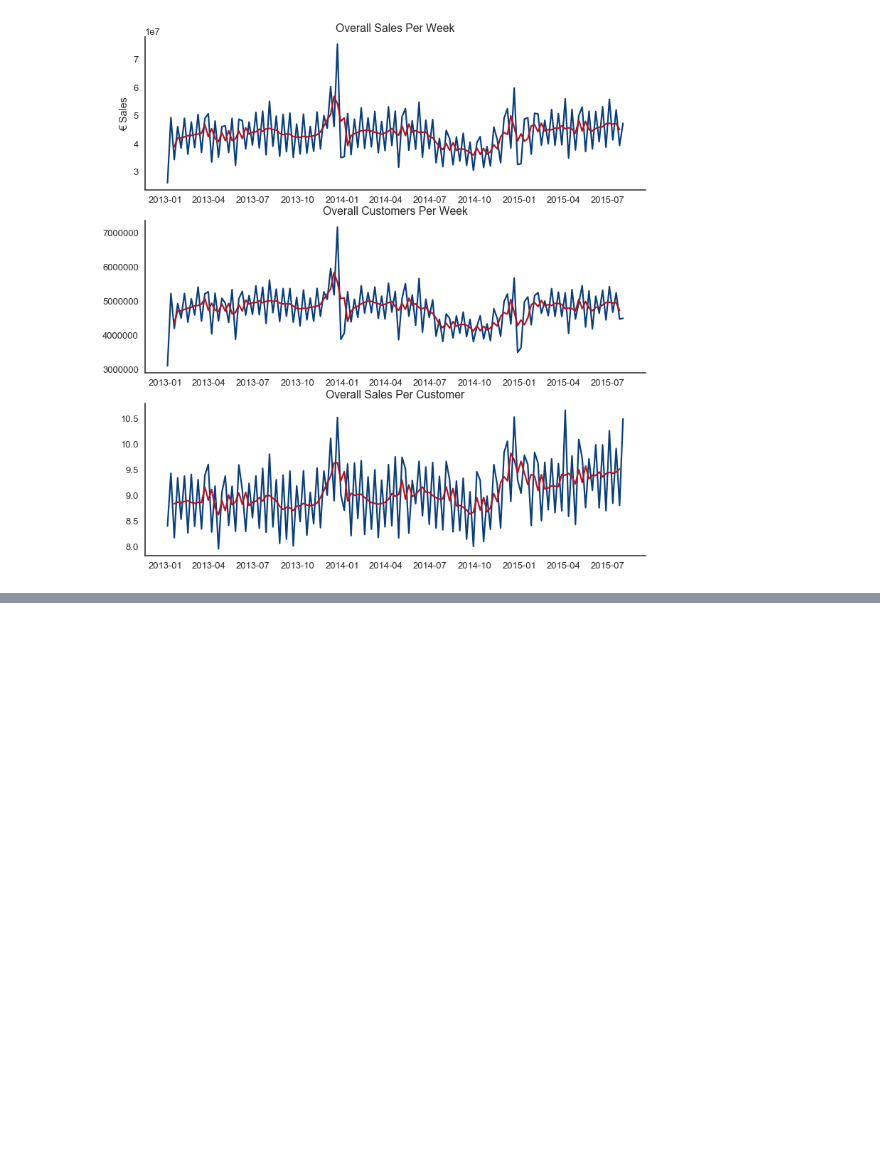
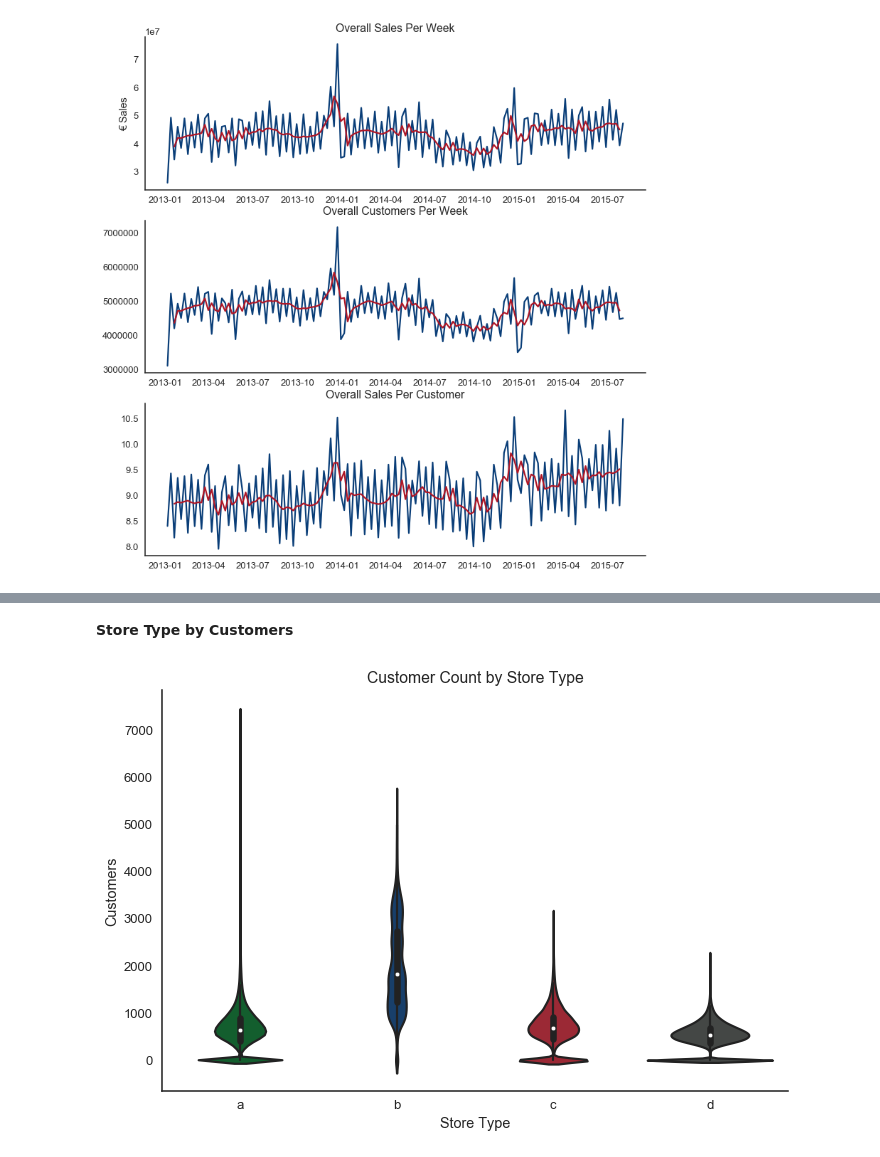
Before and after one commit to nurudeensulaimon/EDA, a Jupyter notebook: Exploratory Data Analysis.ipynb, the cells around one changed output, grey strips where cells are left out. Saved outputs shown, nothing was run; the diff lists cells and outputs as text; code cells hidden in the pictures; blank space fills up the shorter version.

```diff
--- a/Exploratory Data Analysis.ipynb
+++ b/Exploratory Data Analysis.ipynb
@@ -362,0 +411,15 @@ sns.despine();
+# %% [markdown]
+**Store Type by Customers**
+# %%
+fig, ax = plt.subplots()
+ax = sns.violinplot(x = 'StoreType', y = 'Customers',order= ["a","b","c","d"], data = merged_data,palette = pal)
+ax.set_title('Customer Count by Store Type')
+ax.set_xlabel('Store Type')
+ax.set_ylabel('Customers')
+
+y_vals = ax.get_yticks()
+#ax.set_yticklabels(['${:,.0f}'.format(y) for y in y_vals])
+
+sns.despine();
+# %% [output]
+[figure, added]
```
Also changed, not shown: parts of 8 cells of this notebook.
